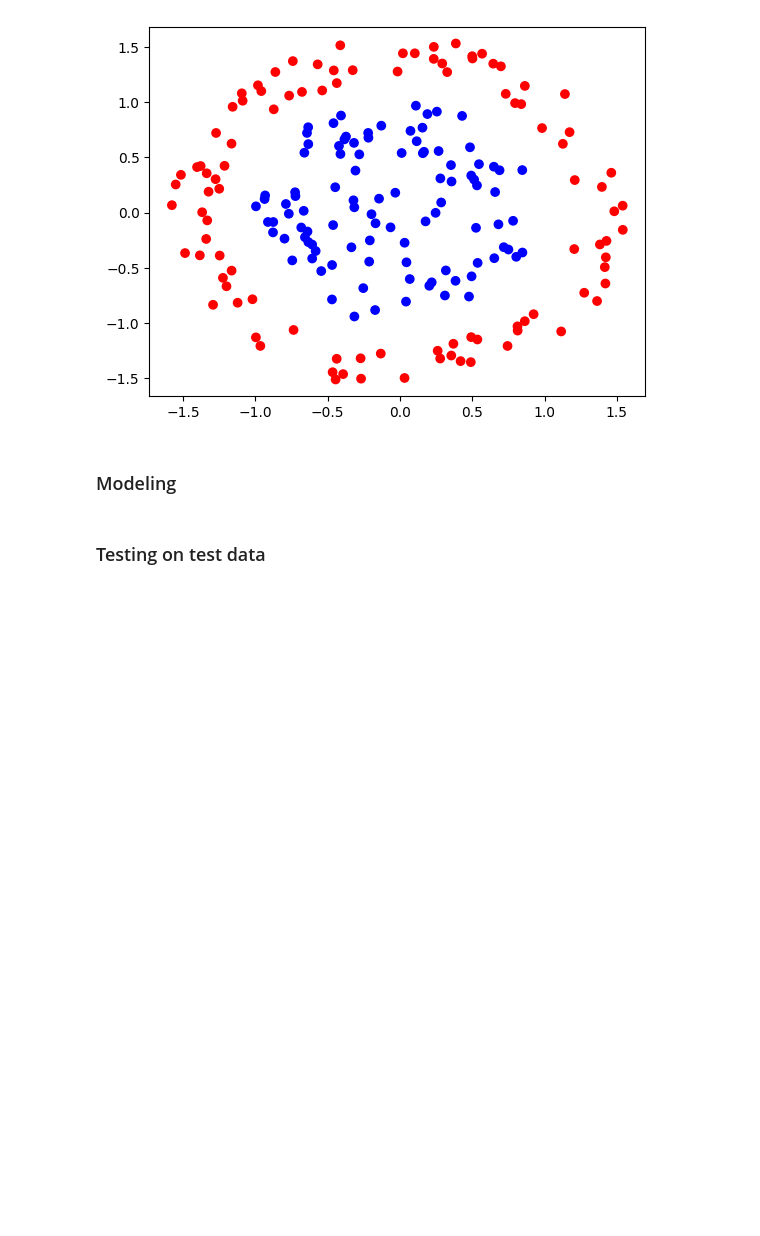
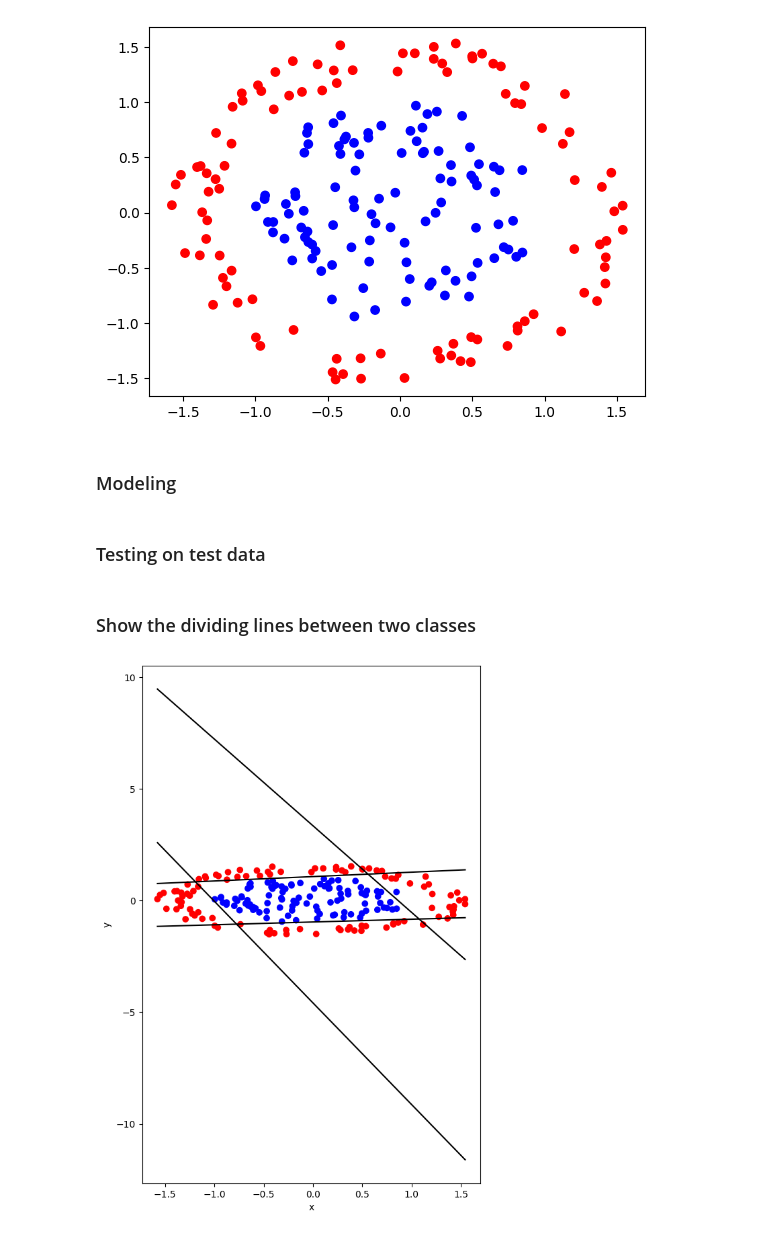
Before and after one commit to AminHajian/Neural-network-training, a Jupyter notebook: madaline.ipynb, the cells around one changed output. Drawn from its saved outputs; the diff is of its cells as text; code cells hidden in the pictures; blank space fills up the shorter version.

Commit message:
Add plot_line function to show deviding lines between classes

```diff
--- a/madaline.ipynb
+++ b/madaline.ipynb
@@ -151,6 +151,19 @@ class Madaline:
         return result
 
 
+    def plot_line(self, data):
+        x = np.ravel(data[:, 0])
+        y = np.ravel(data[:, 1])
+        colors = np.ravel(data[:, 2])
+        fig = plt.figure(figsize=(6.5, 10))
+        for i in range(self.Number_of_neurons):                                                              # Calculate the line equation: 0 = w0*x1 + w1*x2 + bias ---> x2 = (-(w0*x1) + (-bias+0.5)) / w1
+            line_x = np.linspace(np.min(x), np.max(x), 100)
+            line_y = -(self.w[0, i] / self.w[1, i]) * line_x - self.bias[i] / self.w[1, i]
+            plt.plot(line_x, line_y, color='black', label='Line')
+        plt.scatter(x, y, c=colors, cmap='bwr')
+        plt.xlabel('x')
+        plt.ylabel('y')
+        plt.show()
 
 
 
@@ -166,3 +179,9 @@ madaline.fit(feature_data_train, label_data_train)
 
 
 y_hat = madaline.prediction(feature_data_test)
+# %% [markdown]
+### Show the dividing lines between two classes
+# %%
+madaline.plot_line(data)
+# %% [output]
+[figure, added]
```
